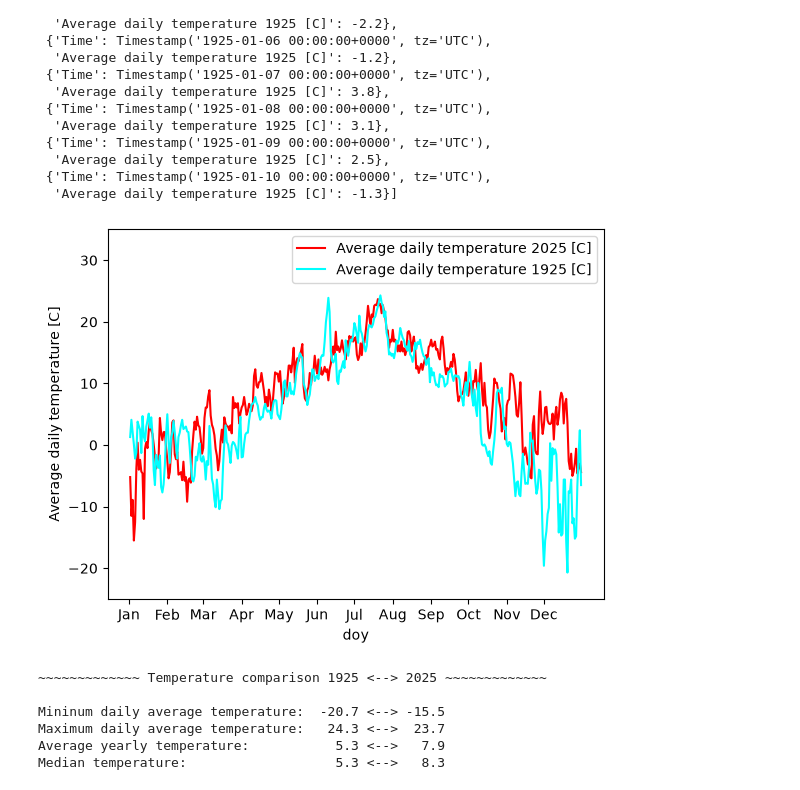
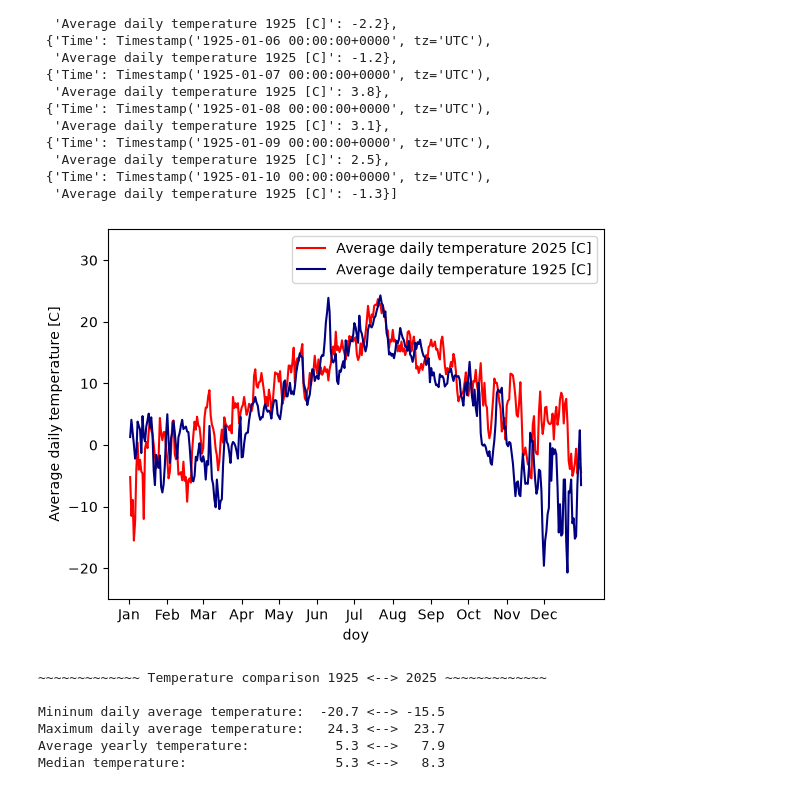
Before and after one commit to danielstevik1-lab/INF201_Deliverable_1, a Jupyter notebook: Deliverable_1_T3.ipynb, the cells around one changed output. Drawn from its saved outputs; the diff is of its cells as text; code cells hidden in the pictures.

Commit message:
color change plot

```diff
--- a/Deliverable_1_T3.ipynb
+++ b/Deliverable_1_T3.ipynb
@@ -80,30 +80,30 @@ df_1925['doy'] = df_1925['Time'].dt.dayofyear
 # %%
 """ Create the comparison plots """
 
 y_2025 = 'Average daily temperature 2025 [C]'
 y_1925 = 'Average daily temperature 1925 [C]'
 
 fig, ax1 = plt.subplots()
 
 df_2025.plot(x = 'doy', y= y_2025 , kind='line',
              color='red', label = y_2025, ax = ax1)
 ax1.set_ylim(-25, 35)
 ax1.set_ylabel('Average daily temperature [C]')
 #mark every start of month as a tick along x-axis
 ax1.set_xticks([0, 31, 60, 91, 121, 152, 182, 213,
                 244, 274, 305, 335])
 ax1.set_xticklabels(['Jan', 'Feb', 'Mar', 'Apr',
                      'May', 'Jun' ,'Jul', 'Aug',
                      'Sep', 'Oct', 'Nov', 'Dec'])
 
 
 ax2 = ax1
 df_1925.plot(x='doy', y=y_1925, kind='line',
-             color='cyan', label= y_1925, ax = ax2)
+             color='navy', label= y_1925, ax = ax2)
 
 plt.show()
 # %% [output]
-[figure, old version]
+[figure, new version]
 # %%
 """Summary stats for 1925 and 2025 """
 min_temp_1925 = df_1925['Average daily temperature 1925 [C]'].min()
```
